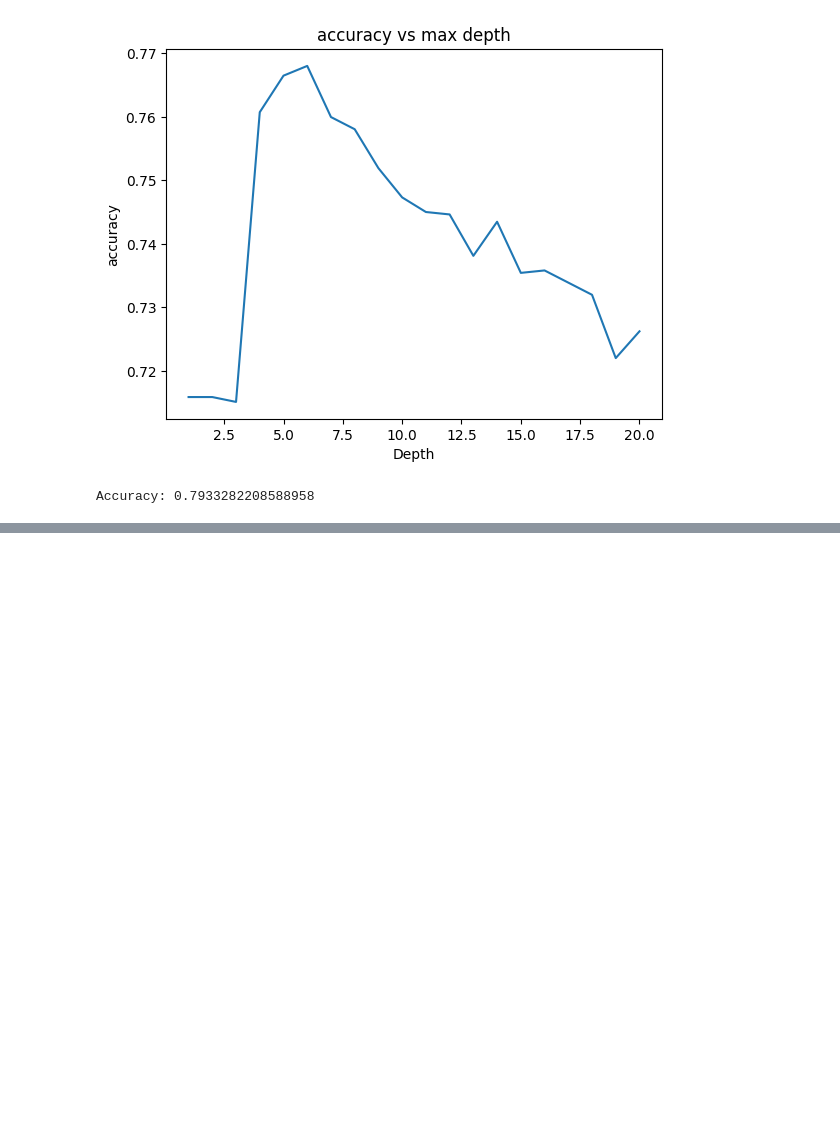
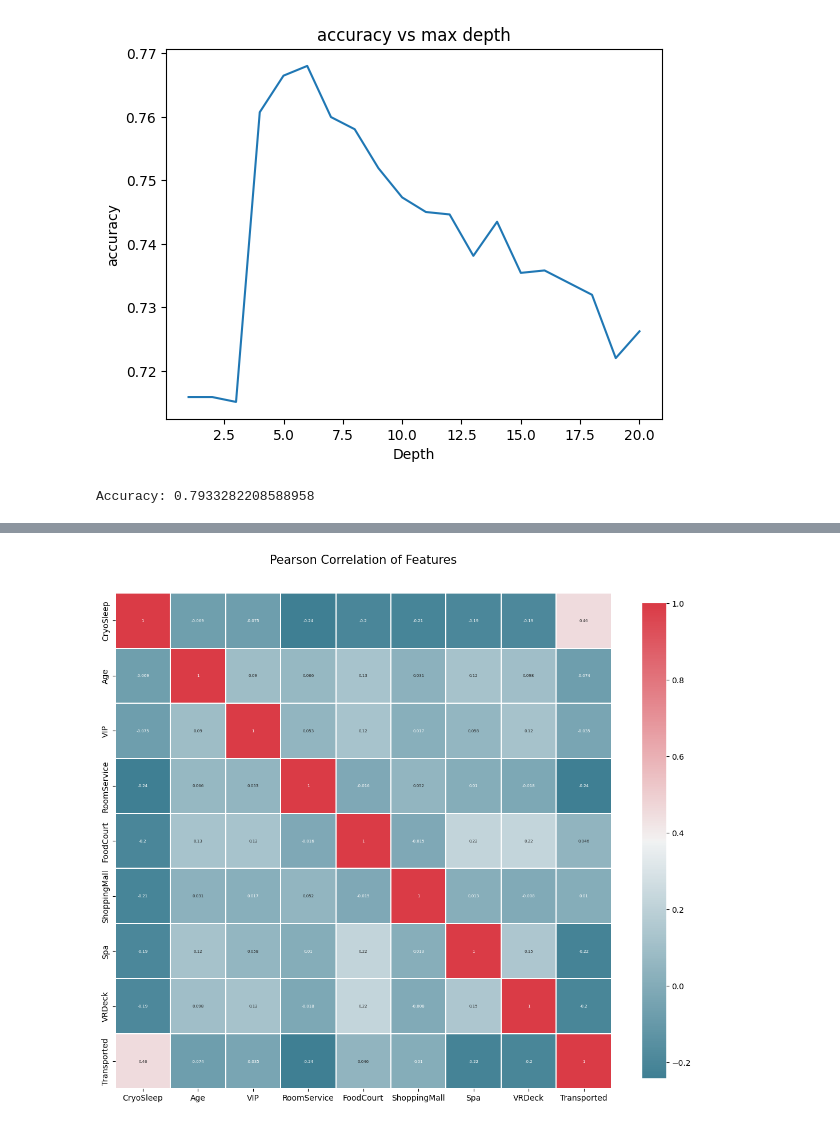
Before and after one commit to lucdekeijzer/Assignment_3_Spaceship_Titanic, a Jupyter notebook: Assignment_3_Spaceship_Titanic.ipynb, the cells around one changed output, grey strips where cells are left out. Drawn from its saved outputs; the diff is of its cells as text; code cells hidden in the pictures; blank space fills up the shorter version.

Commit message:
Fixed heatmap and an import

```diff
--- a/Assignment_3_Spaceship_Titanic.ipynb
+++ b/Assignment_3_Spaceship_Titanic.ipynb
@@ -371,20 +389,22 @@ for importance, feature_name in sorted_pairs:
 # %%
 import seaborn as sns
 def correlation_heatmap(df):
     _ , ax = plt.subplots(figsize =(14, 12))
     colormap = sns.diverging_palette(220, 10, as_cmap = True)
 
     _ = sns.heatmap(
         df.corr(),
         cmap = colormap,
         square=True,
         cbar_kws={'shrink':.9 },
         ax=ax,
         annot=True,
         linewidths=0.1,vmax=1.0, linecolor='white',
         annot_kws={'fontsize': 5 }
     )
 
     plt.title('Pearson Correlation of Features', y=1.05, size=15)
 
-correlation_heatmap(train_data_df)
+correlation_heatmap(train_data_df_filled_na)
+# %% [output]
+[figure, added]
```
Also changed, not shown: parts of 2 cells of this notebook.
